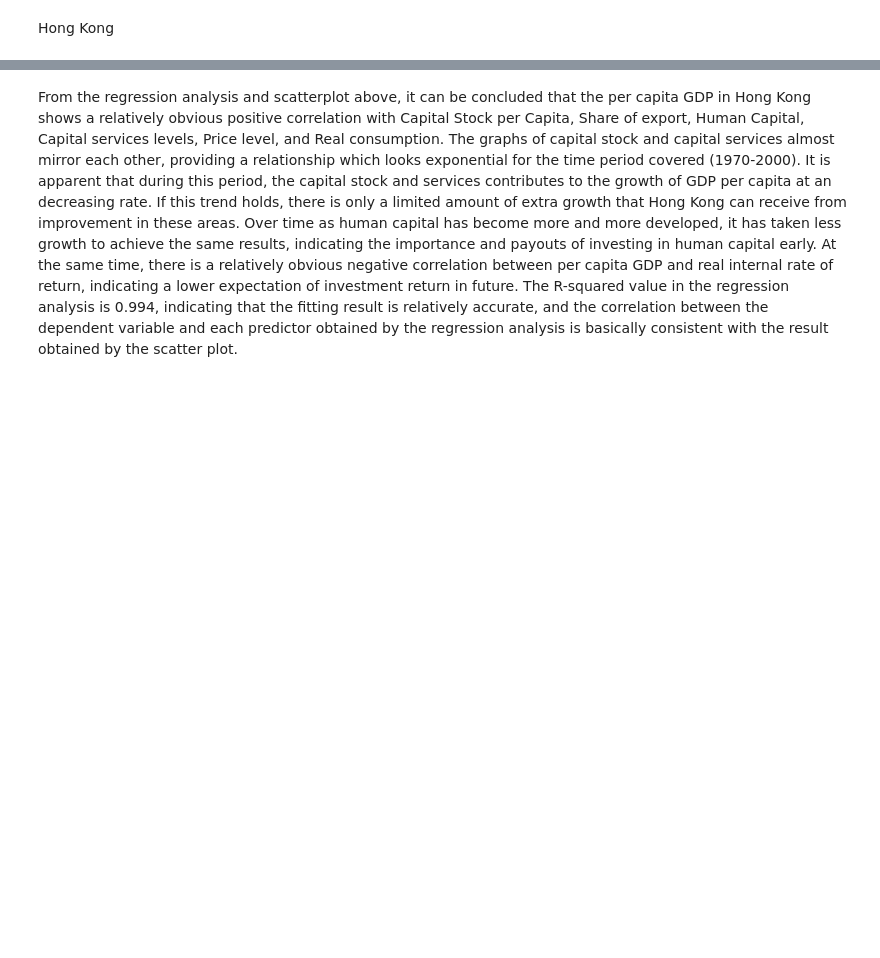
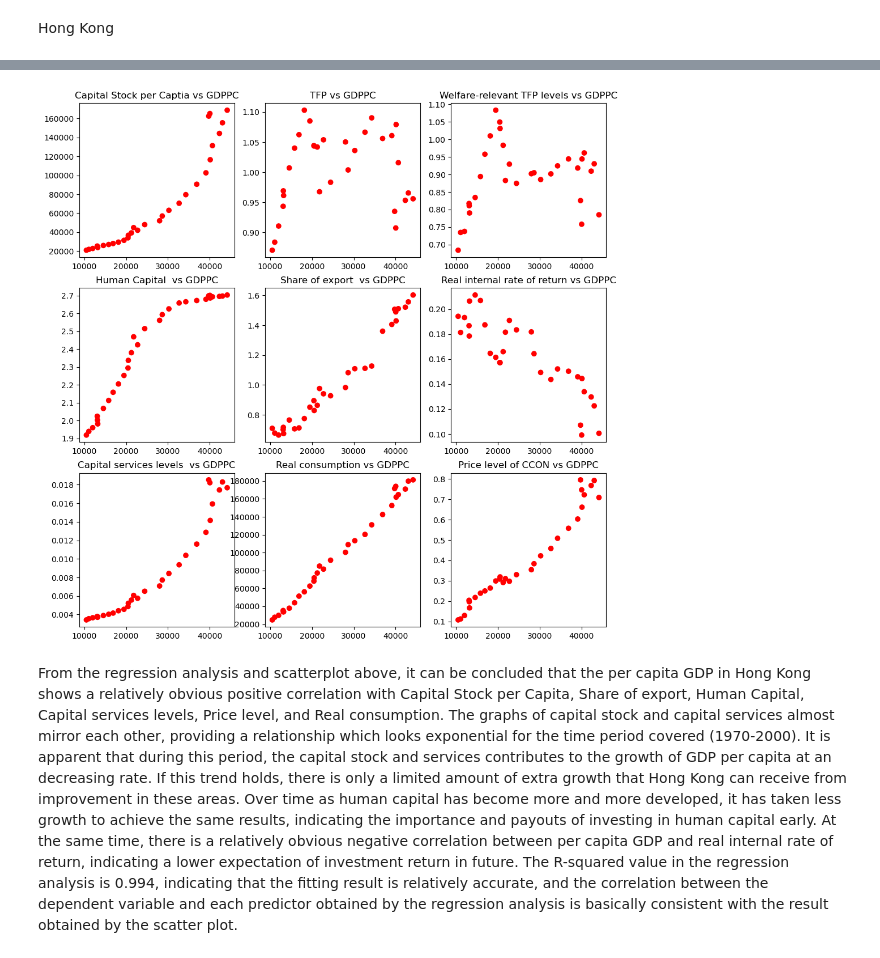
Before and after one commit to Heston13/Empirical-Project, a Jupyter notebook: asiantigers.ipynb, the cells around one changed output, grey strips where cells are left out. Drawn from its saved outputs; the diff is of its cells as text; code cells hidden in the pictures; blank space fills up the shorter version.

```diff
--- a/asiantigers.ipynb
+++ b/asiantigers.ipynb
@@ -117,3 +156,7 @@ print(lrm.summary())
+# %%
+fig
+# %% [output]
+[figure, added]
 # %% [markdown]
 From the regression analysis and scatterplot above, it can be concluded that the per capita GDP in Hong Kong shows a relatively obvious positive correlation with Capital Stock per Capita, Share of export, Human Capital, Capital services levels, Price level, and Real consumption. The graphs of capital stock and capital services almost mirror each other, providing a relationship which looks exponential for the time period covered (1970-2000). It is apparent that during this period, the capital stock and services contributes to the growth of GDP per capita at an decreasing rate. If this trend holds, there is only a limited amount of extra growth that Hong Kong can receive from improvement in these areas.  Over time as human capital has become more and more developed, it has taken less growth to achieve the same results, indicating the importance and payouts of investing in human capital early. At the same time, there is a relatively obvious negative correlation between per capita GDP and real internal rate of return, indicating a lower expectation of investment return in future.
 The R-squared value in the regression analysis is 0.994, indicating that the fitting result is relatively accurate, and the correlation between the dependent variable and each predictor obtained by the regression analysis is basically consistent with the result obtained by the scatter plot.
```
Also changed, not shown: parts of 10 cells of this notebook, 2 other files.
